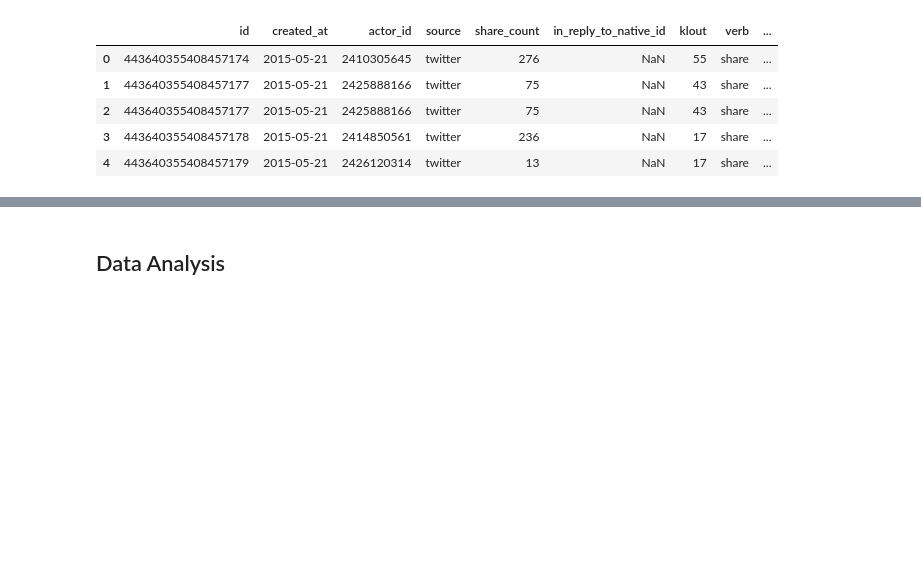
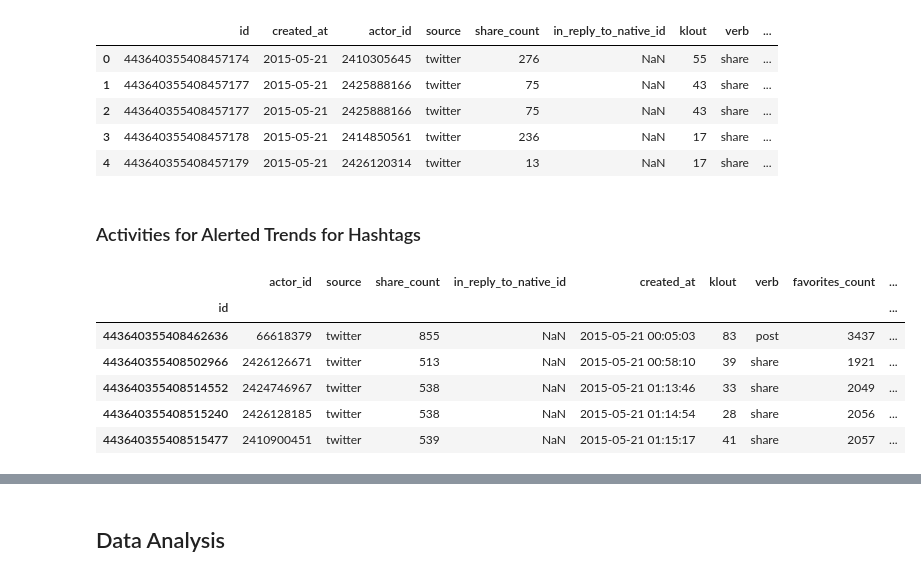
Before and after one commit to encorealerts/ipython-experiments, a Jupyter notebook: adornes/python_analysis_score_alerts.ipynb, the cells around one changed output, grey strips where cells are left out. Saved outputs shown, nothing was run; the diff lists cells and outputs as text; code cells hidden in the pictures; blank space fills up the shorter version.

```diff
--- a/adornes/python_analysis_score_alerts.ipynb
+++ b/adornes/python_analysis_score_alerts.ipynb
@@ -161,3 +161,5 @@ activities_urls_full.head()
 | 2 | 443640355408457177 | 2015-05-21 | 2425888166 | twitter | 75 | NaN | 43 | share | ... |
 | 3 | 443640355408457178 | 2015-05-21 | 2414850561 | twitter | 236 | NaN | 17 | share | ... |
 | 4 | 443640355408457179 | 2015-05-21 | 2426120314 | twitter | 13 | NaN | 17 | share | ... |
+# %% [markdown]
+### Activities for Alerted Trends for Hashtags
@@ -163,0 +172,10 @@ activities_urls_full.head()
+# %%
+activities_hashtags.head()
+# %% [output]
+|  | actor_id | source | share_count | in_reply_to_native_id | created_at | klout | verb | favorites_count | ... |
+| id |  |  |  |  |  |  |  |  | ... |
+| 443640355408462636 | 66618379 | twitter | 855 | NaN | 2015-05-21 00:05:03 | 83 | post | 3437 | ... |
+| 443640355408502966 | 2426126671 | twitter | 513 | NaN | 2015-05-21 00:58:10 | 39 | share | 1921 | ... |
+| 443640355408514552 | 2424746967 | twitter | 538 | NaN | 2015-05-21 01:13:46 | 33 | share | 2049 | ... |
+| 443640355408515240 | 2426128185 | twitter | 538 | NaN | 2015-05-21 01:14:54 | 28 | share | 2056 | ... |
+| 443640355408515477 | 2410900451 | twitter | 539 | NaN | 2015-05-21 01:15:17 | 41 | share | 2057 | ... |
```
Also changed, not shown: parts of 10 cells of this notebook, 1 other file.
